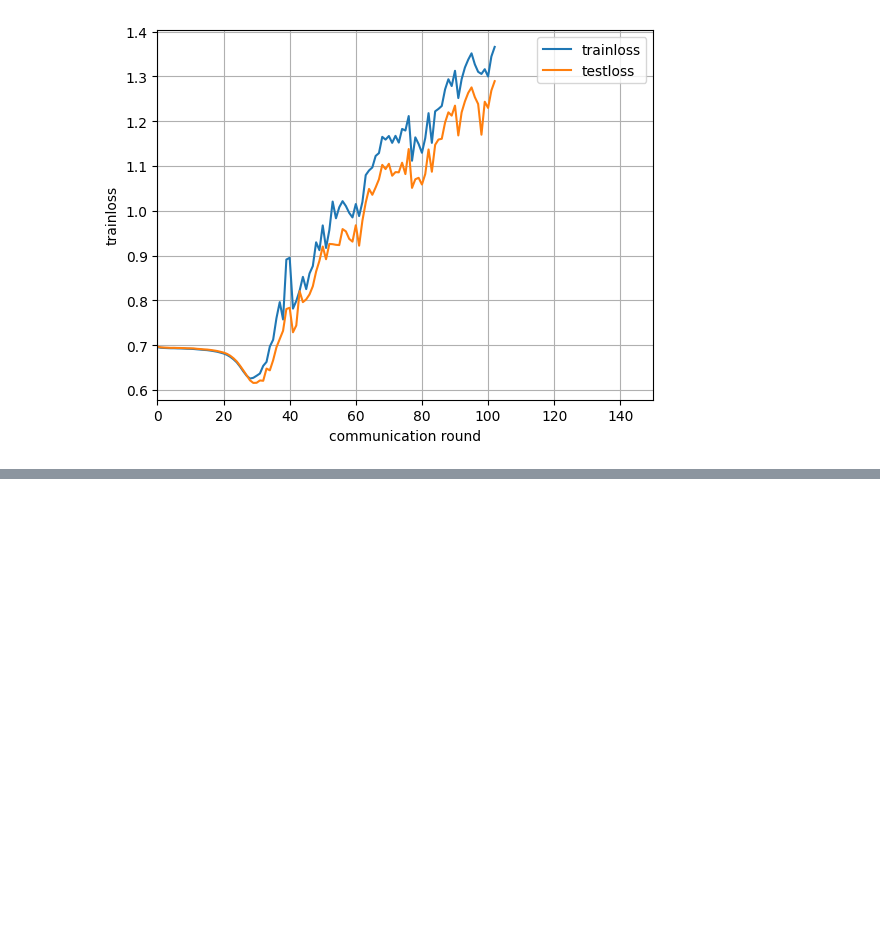
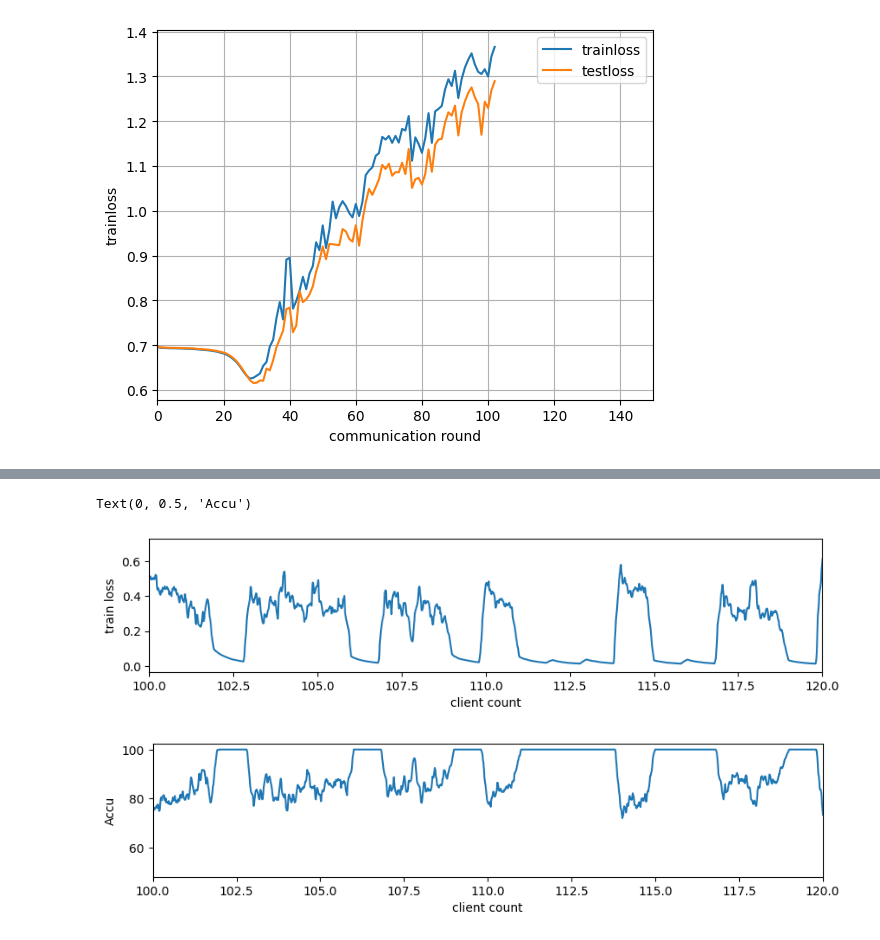
Before and after one commit to peng-ju/Power-of-Choice, a Jupyter notebook: MLP_sentiment_analysis_Twitter/plot_res.ipynb, the cells around one changed output, grey strips where cells are left out. Cells and saved outputs as stored; diff of their text form; code cells hidden in the pictures; blank space fills up the shorter version.

```diff
--- a/MLP_sentiment_analysis_Twitter/plot_res.ipynb
+++ b/MLP_sentiment_analysis_Twitter/plot_res.ipynb
@@ -151,0 +172,25 @@ plot_path("/home/peng/workspace/Power-of-Choice/MLP_sentiment_analysis_Twitter/l
+# %%
+file_path = "/home/peng/workspace/Power-of-Choice/MLP_sentiment_analysis_Twitter/logs/default/lr0.0500_bs32_cp100_a0.20_e1_r0_n314_f0.10/rand_rr0.10_dr0.75_lr0.050_bs32_cp100_a0.20_e1_r0_n314_f0.10_p32.csv"
+data = pd.read_csv(file_path)
+data_select = data[data["itr"] != -1]
+
+x_axis = np.array([i for i in range(len(data_select))])
+
+N = 20
+
+
+plt.figure(figsize=(10, 2))
+plt.plot(x_axis[0:-N+1]/100, np.convolve(data_select["loss"], np.ones(N)/N, mode='valid'))
+plt.ylabel("train loss")
+plt.xlabel("client count")
+plt.xlim(100,120)
+
+plt.figure(figsize=(10, 2))
+plt.plot(x_axis[0:-N+1]/100, np.convolve(data_select["Prec@1"], np.ones(N)/N, mode='valid'))
+plt.xlim(100,120)
+plt.xlabel("client count")
+plt.ylabel("Accu")
+# %% [output]
+Text(0, 0.5, 'Accu')
+[figure, added]
+[figure, added]
```
Also changed, not shown: parts of 2 cells of this notebook, 3 other files.
